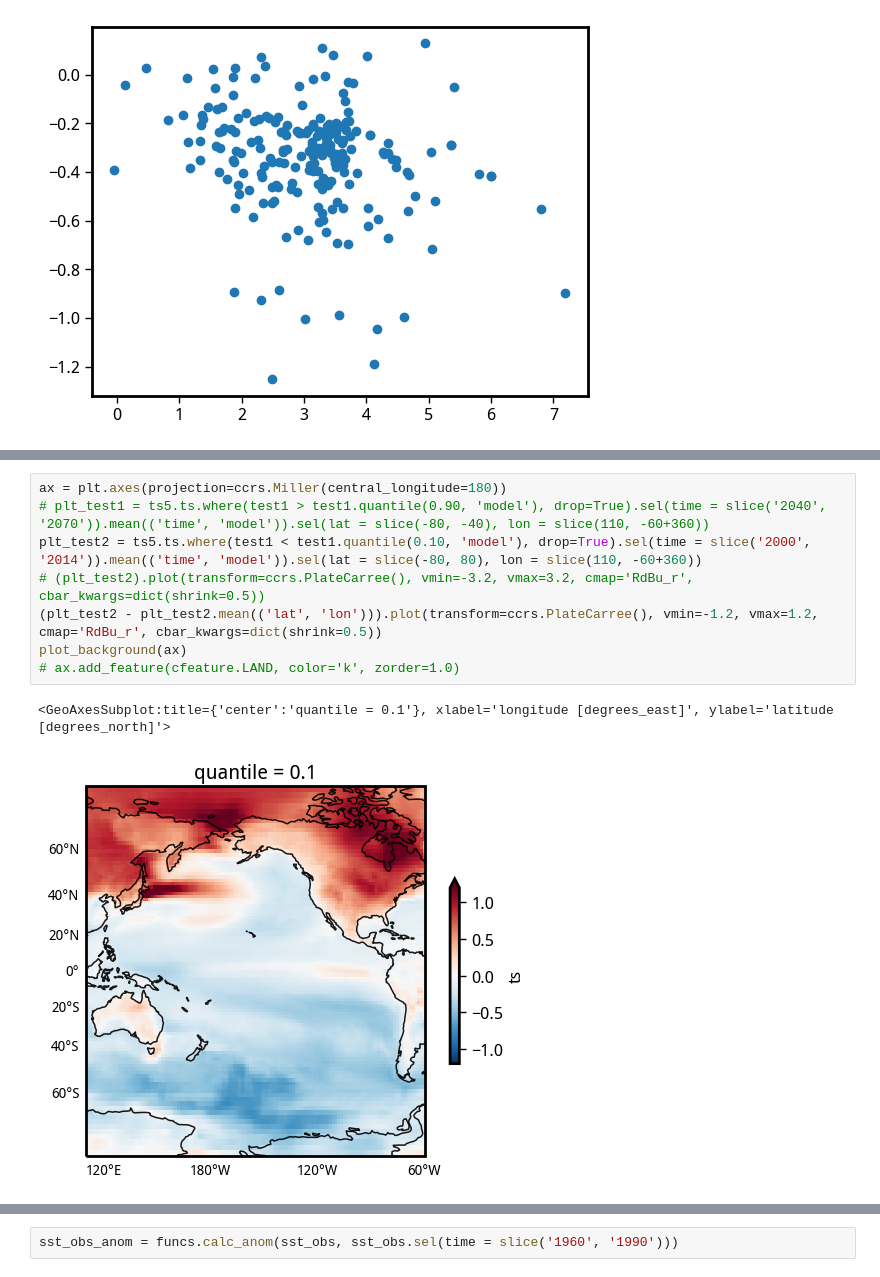
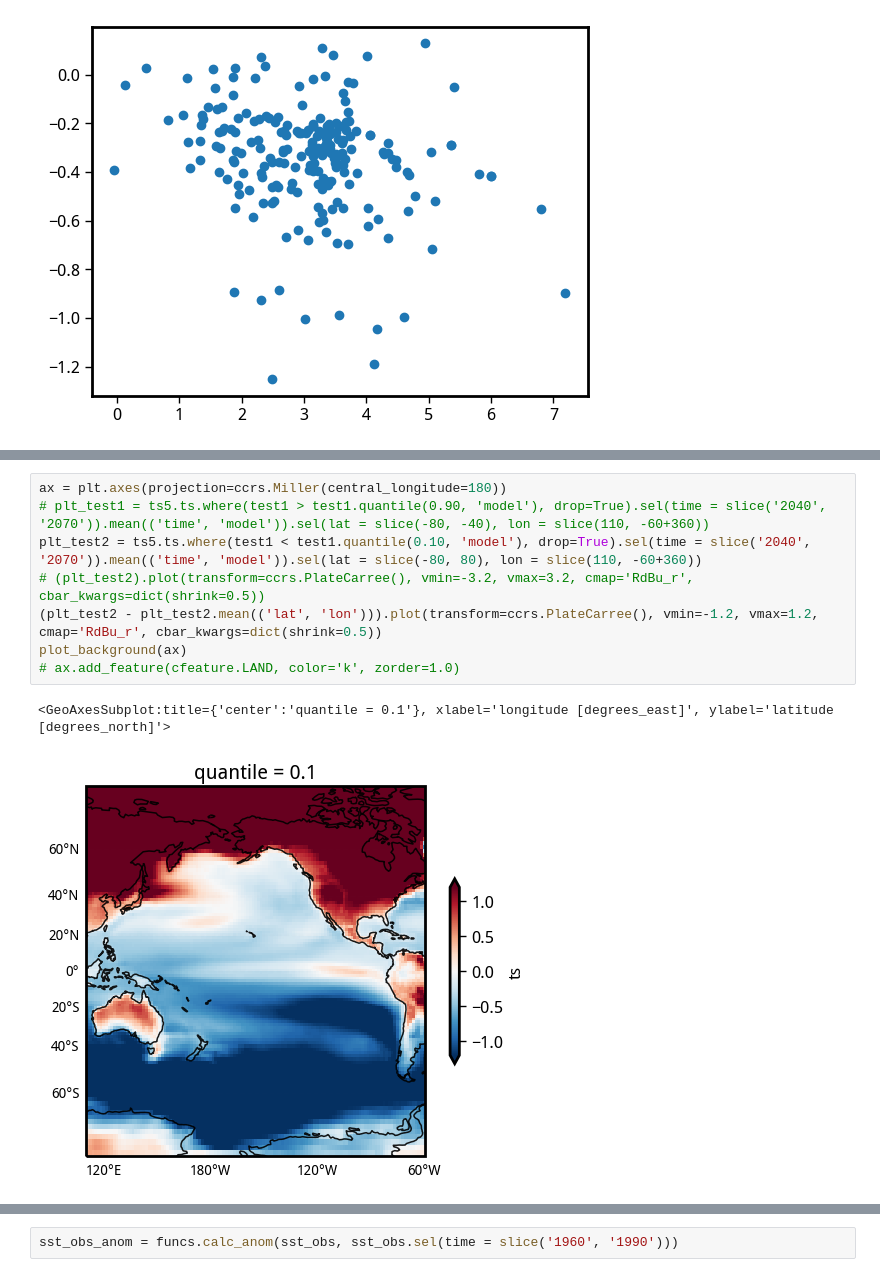
Before and after one commit to adisen99/net_zero_enso_pacific_changes, a Jupyter notebook: 01_cmip6_mean_state_ih_grad.ipynb, the cells around one changed output, grey strips where cells are left out. Drawn from its saved outputs; the diff is of its cells as text.

```diff
--- a/01_cmip6_mean_state_ih_grad.ipynb
+++ b/01_cmip6_mean_state_ih_grad.ipynb
@@ -701,14 +701,14 @@ plot_background(ax)
 # %%
 ax = plt.axes(projection=ccrs.Miller(central_longitude=180))
 # plt_test1 = ts5.ts.where(test1 > test1.quantile(0.90, 'model'), drop=True).sel(time = slice('2040', '2070')).mean(('time', 'model')).sel(lat = slice(-80, -40), lon = slice(110, -60+360))
-plt_test2 = ts5.ts.where(test1 < test1.quantile(0.10, 'model'), drop=True).sel(time = slice('2000', '2014')).mean(('time', 'model')).sel(lat = slice(-80, 80), lon = slice(110, -60+360))
+plt_test2 = ts5.ts.where(test1 < test1.quantile(0.10, 'model'), drop=True).sel(time = slice('2040', '2070')).mean(('time', 'model')).sel(lat = slice(-80, 80), lon = slice(110, -60+360))
 # (plt_test2).plot(transform=ccrs.PlateCarree(), vmin=-3.2, vmax=3.2, cmap='RdBu_r', cbar_kwargs=dict(shrink=0.5))
 (plt_test2 - plt_test2.mean(('lat', 'lon'))).plot(transform=ccrs.PlateCarree(), vmin=-1.2, vmax=1.2, cmap='RdBu_r', cbar_kwargs=dict(shrink=0.5))
 plot_background(ax)
 # ax.add_feature(cfeature.LAND, color='k', zorder=1.0)
 # %% [output]
 <GeoAxesSubplot:title={'center':'quantile = 0.1'}, xlabel='longitude [degrees_east]', ylabel='latitude [degrees_north]'>
-[figure, old version]
+[figure, new version]
 # %%
 ax = plt.axes(projection=ccrs.Miller(central_longitude=180))
 # plt_test1 = ts5.ts.where(test1 > test1.quantile(0.90, 'model'), drop=True).sel(time = slice('2040', '2070')).mean(('time', 'model')).sel(lat = slice(-80, -40), lon = slice(110, -60+360))
```
Also changed, not shown: parts of 7 cells of this notebook, 4 other files.
